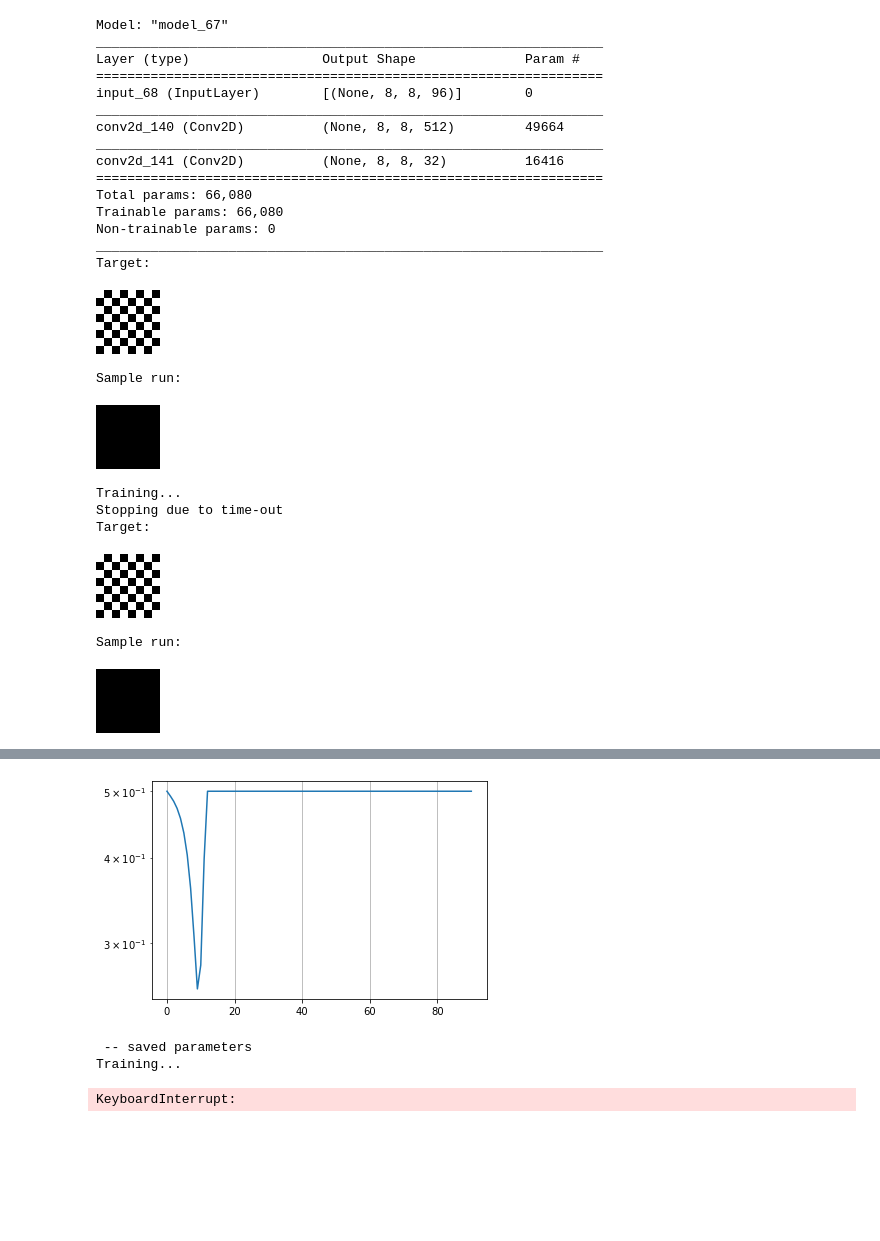
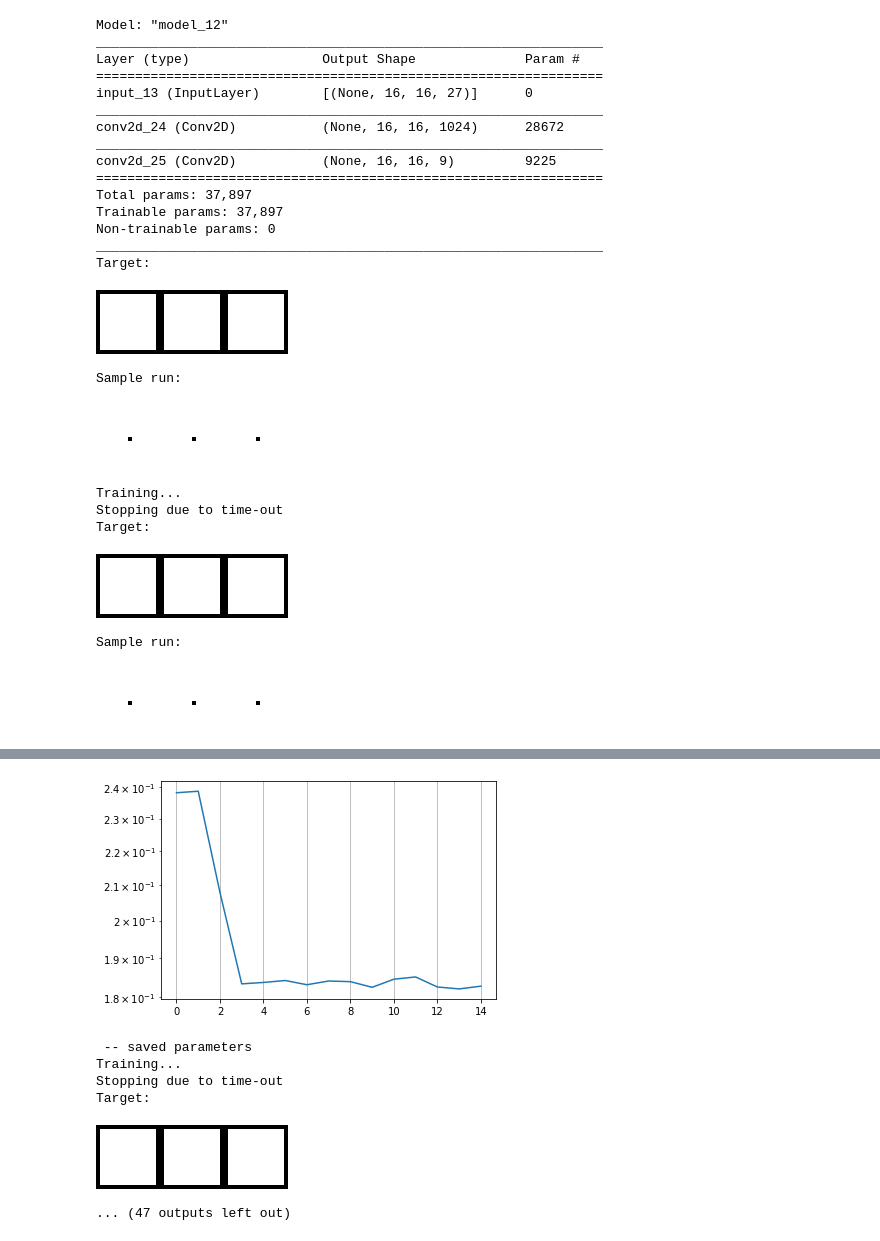
Before and after one commit to omegachysis/thesis, a Jupyter notebook: improved2.ipynb, the cells around one changed output, grey strips where cells are left out. Saved outputs shown, nothing was run; the diff lists cells and outputs as text; code cells hidden in the pictures; blank space fills up the shorter version.

```diff
--- a/improved2.ipynb
+++ b/improved2.ipynb
@@ -2,52 +2,52 @@
 import module1
 from importlib import reload
 reload(module1)
 
 ca = module1.CellularAutomata(
-    img_size=8,
-    channel_count=32,
-    layer_counts=[512],
+    img_size=16,
+    channel_count=9,
+    layer_counts=[1024],
     perception_kernel=module1.sobel_state_kernel())
 ca.noise_range = (0, 0) #(-0.1, 0.1)
 ca.conserve_mass = False
 ca.edge_strategy = module1.EdgeStrategy.MIRROR
 
-lifetime = 16
+lifetime = 32
 
-x0 = lambda: ca.constfilled(0.0)
-xf = lambda: ca.imagefilled("checkers.png")
-training = module1.init_training(ca, do_load=False, learning_rate=5.0e-4)
+x0 = lambda: ca.pointfilled(ca.constfilled(1.0), point_value=0.0)
+xf = lambda: ca.bordered(ca.constfilled(1.0), border_value=0.0)
+training = module1.init_training(ca, do_load=False, learning_rate=3.0e-4)
 training.show_sample_run(x0, xf, lifetime)
 
 while not training.is_done():
     print("Training...")
     training.run(x0, xf, lifetime, max_seconds=5)
     training.show_sample_run(x0, xf, lifetime)
     training.show_loss_history()
     training.save()
     print(" -- saved parameters")
 # %% [output]
-Model: "model_67"
+Model: "model_12"
 _________________________________________________________________
 Layer (type)                 Output Shape              Param #
 =================================================================
-input_68 (InputLayer)        [(None, 8, 8, 96)]        0
+input_13 (InputLayer)        [(None, 16, 16, 27)]      0
 _________________________________________________________________
-conv2d_140 (Conv2D)          (None, 8, 8, 512)         49664
+conv2d_24 (Conv2D)           (None, 16, 16, 1024)      28672
 _________________________________________________________________
-conv2d_141 (Conv2D)          (None, 8, 8, 32)          16416
+conv2d_25 (Conv2D)           (None, 16, 16, 9)         9225
 =================================================================
-Total params: 66,080
-Trainable params: 66,080
+Total params: 37,897
+Trainable params: 37,897
 Non-trainable params: 0
 _________________________________________________________________
 Target:
-[figure, old version]
+[figure, new version]
 Sample run:
-[figure, old version]
+[figure, new version]
 Training...
 Stopping due to time-out
 Target:
-[figure, old version]
+[figure, new version]
 Sample run:
-[figure, old version]
+[figure, new version]
@@ -55,4 +55,7 @@ Sample run:
-[figure, old version]
+[figure, new version]
  -- saved parameters
 Training...
+Stopping due to time-out
+Target:
+[figure, added]
-KeyboardInterrupt:
+... (47 outputs left out)
```
Also changed, not shown: parts of 1 cell of this notebook, 3 other files.
